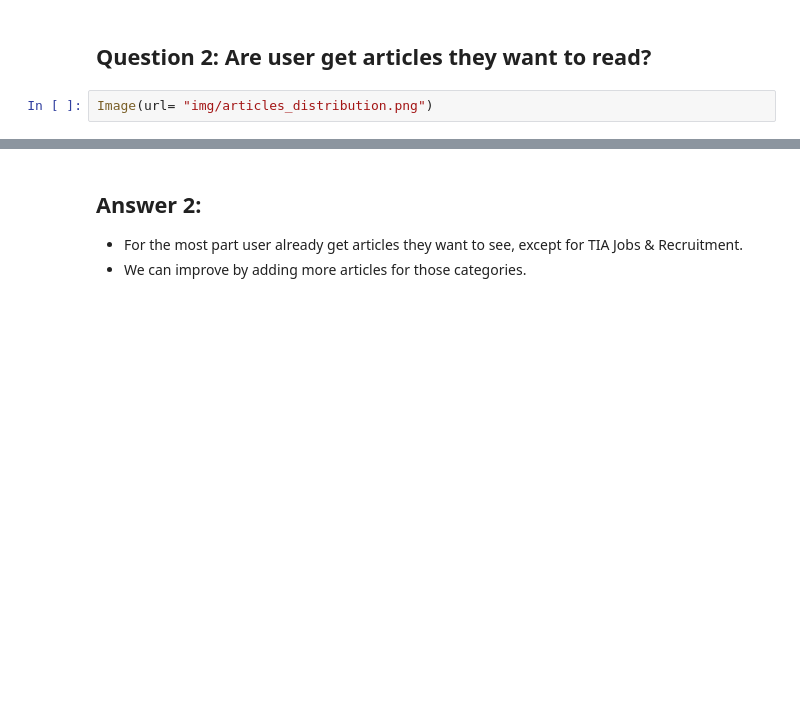
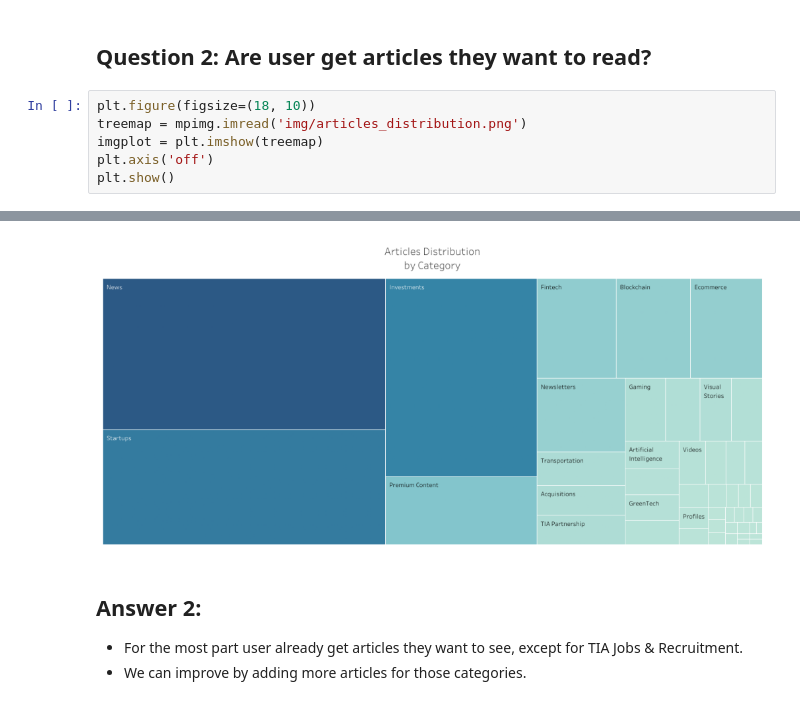
Before and after one commit to raynaldydk/Tech-in-Asia-Data-Analyst-Assignment, a Jupyter notebook: EDA.ipynb, the cells around one changed output, grey strips where cells are left out. Cells and saved outputs as stored; diff of their text form; blank space fills up the shorter version.

```diff
--- a/EDA.ipynb
+++ b/EDA.ipynb
@@ -60,5 +63,9 @@ Image(url= "img/avg_comment_by_cat.png")
 # %% [markdown]
 ## Question 2: Are user get articles they want to read?
 # %%
-Image(url= "img/articles_distribution.png")
+plt.figure(figsize=(18, 10))
+treemap = mpimg.imread('img/articles_distribution.png')
+imgplot = plt.imshow(treemap)
+plt.axis('off')
+plt.show()
 # %% [output]
@@ -66,3 +72,4 @@ Image(url= "img/articles_distribution.png")
+[figure, added]
 # %% [markdown]
 ## Answer 2:
 - For the most part user already get articles they want to see, except for TIA Jobs & Recruitment.
```
Also changed, not shown: parts of 7 cells of this notebook, 2 other files.
